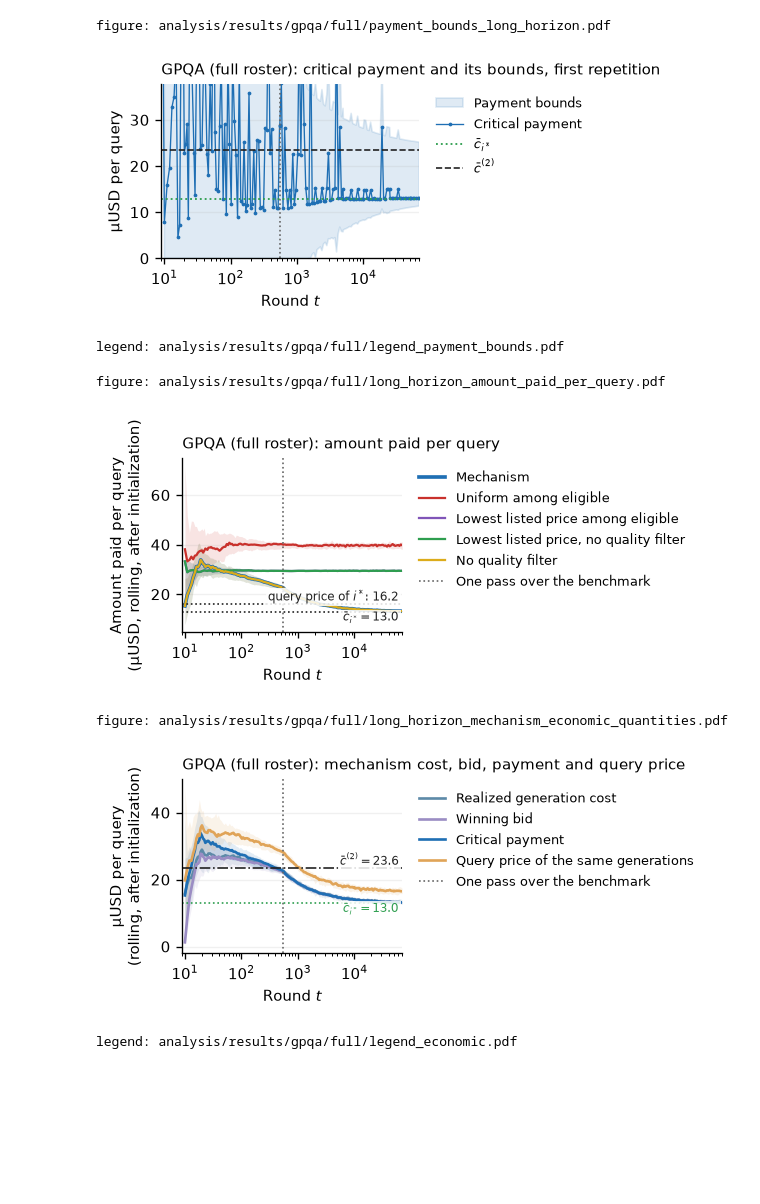
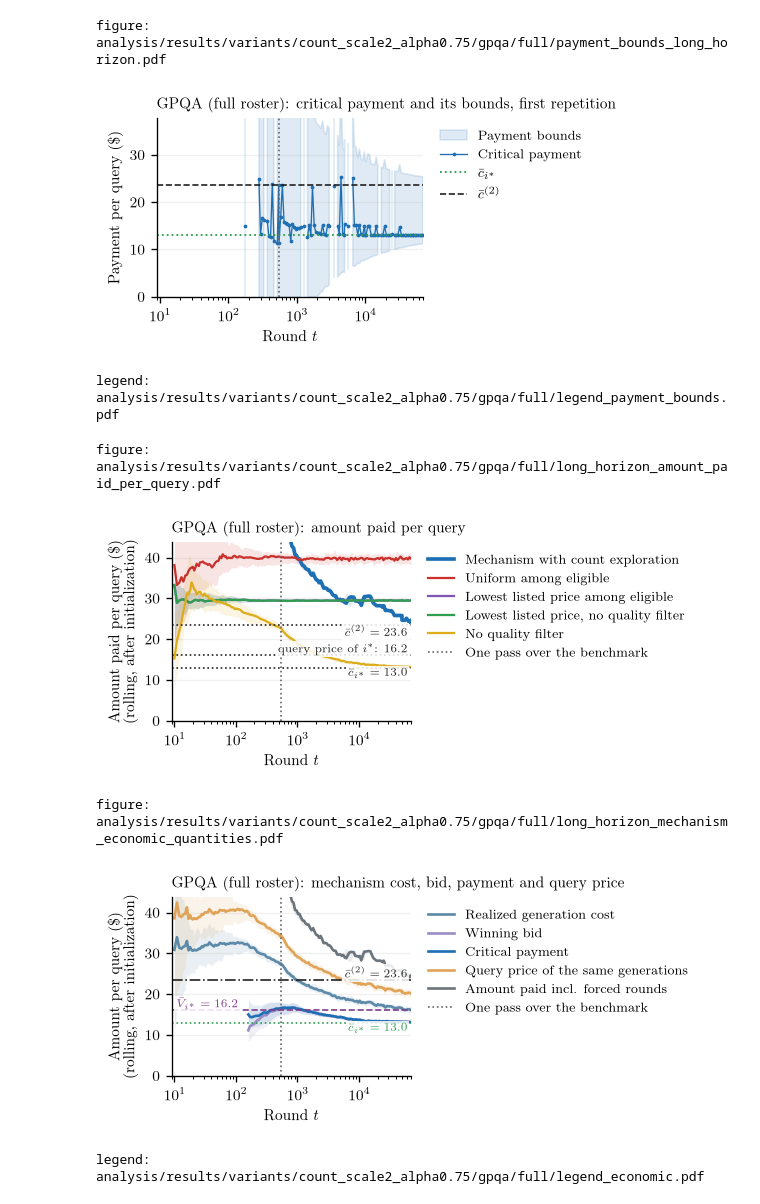
Before and after one commit to Human-Centric-Machine-Learning/cost-of-reliable-inference, a Jupyter notebook: analysis/GPQA-full.ipynb, the cells around one changed output. Drawn from its saved outputs; the diff is of its cells as text; code cells hidden in the pictures; blank space fills up the shorter version.

```diff
--- a/analysis/GPQA-full.ipynb
+++ b/analysis/GPQA-full.ipynb
@@ -644,7 +685,12 @@ def rolling_after_init(values):
     return rolling(np.cumsum(np.where(AFTER_INIT, values, 0.0)), np.cumsum(AFTER_INIT))
 
 
+def rolling_main(values):
+    # Over the ordinary rounds only (`main` of the episode at hand).
+    return rolling(np.cumsum(np.where(main, values, 0.0)), np.cumsum(main))
+
+
 print(f"{ENV.id}: {T_LONG:,} rounds = {-(-T_LONG // ONE_PASS)} passes; "
-      f"identification horizon n + 2 B_id = {TC.need:,}; within T_LONG: {TC.reachable}")
+      f"identification horizon {'T_id' if EXPLORING else 'n + 2 B_id'} = {TC.need + 1 if EXPLORING else TC.need:,}; within T_LONG: {TC.reachable}")
 print("checkpoints:", CHECKPOINTS)
 # %% [output]
@@ -747,6 +816,8 @@ GRID_KEYS = [
     "excess_payment", "rolling_mechanism_payment", "leader_is_istar", "n_eligible",
     "payment_at_grid", "bound_lower", "bound_upper",
 ]
+if EXPLORING:
+    GRID_KEYS += ["rolling_exploration_share", "rolling_exploration_payment", "rolling_exploration_cost", "excess_payment_main"]
 grid_records, count_records = [], []
 for name in LONG_POLICIES:
     for record in LONG[name]:
@@ -764,6 +835,7 @@ for name in LONG_POLICIES:
                 "final_selections": int(record["final_counts"][j]),
                 "post_initialization_selections": int(record["final_counts"][j] - 1),
                 "last_selection_round": int(record["last_selection_round"][j]),
+                **({"exploration_events": int(record["exploration_counts"][j])} if EXPLORING else {}),
             })
 save_records(grid_records, "long_horizon_grid_per_repetition")
 save_records(count_records, "long_horizon_final_counts_per_repetition")
@@ -785,7 +857,7 @@ def long_band(ax, name, key, *, per_round=False):
 def long_marks(ax):
     ax.axvline(ONE_PASS, color="#666", linestyle=":", linewidth=1, label="One pass over the benchmark")
     if TC.reachable:
-        ax.axvline(TC.need, color="#888", linestyle="--", linewidth=1, label="Identification horizon $n + 2B_{\\mathrm{id}}$")
+        ax.axvline(HORIZON_MARK, color="#888", linestyle="--", linewidth=1, label=VLINES[1][1])
     ax.set_xscale("log")
     ax.set_xlim(N, T_LONG)
     ax.set_xlabel("Round $t$")
@@ -862,13 +932,15 @@ CHECKPOINT_KEYS = [
     "generation_cost_per_query", "query_price_per_query", "amount_paid_per_query", "excess_payment_per_round",
     "leader_is_istar", "n_eligible",
 ]
+if EXPLORING:
+    CHECKPOINT_KEYS += ["rolling_exploration_share", "rolling_exploration_payment", "excess_payment_main_per_round"]
 
 
 def checkpoint_value(record, key, k):
     if key.endswith("_per_round"):
-        base = record[key.removesuffix("_per_round")]
+        base = record.get(key.removesuffix("_per_round"))
         return None if base is None else base[k] / GRID[k]
-    value = record[key]
+    value = record.get(key)
     return None if value is None else value[k]
 
 
@@ -1134,7 +1233,6 @@ table: analysis/results/gpqa/full/provider_payoffs_one_pass.csv
 # %%
-# Figure: the critical payment of the first long-horizon repetition at the grid rounds, inside the
-# payment bounds of the payment-bounds lemma for the provider selected in that round. The bounds
-# close as selection counts grow. This panel has its own legend PDF, `legend_payment_bounds.pdf`.
+# Figure: the critical payment of the first repetition at the grid rounds, inside the payment
+# bounds of the provider selected in that round.
 first = LONG["mechanism"][0]
 fig, ax = plt.subplots(figsize=PANEL)
 ax.fill_between(GRID, first["bound_lower"], first["bound_upper"], color=STYLE["mechanism"]["color"], alpha=0.14, label="Payment bounds")
@@ -1143,12 +1241,12 @@ ax.axhline(TRUTH.c_star, color=COLOR_ISTAR, linestyle=":", linewidth=1.1, label=
 ax.axhline(TRUTH.c_second, color="#222", linestyle="--", linewidth=1.0, label="$\\bar c^{(2)}$")
 ax.axvline(ONE_PASS, color="#666", linestyle=":", linewidth=1)
 if TC.reachable:
-    ax.axvline(TC.need, color="#888", linestyle="--", linewidth=1)
+    ax.axvline(HORIZON_MARK, color="#888", linestyle="--", linewidth=1)
 ax.set_xscale("log")
 ax.set_xlim(N, T_LONG)
 ax.set_ylim(0, 1.6 * TRUTH.c_second)   # the upper bound starts at C_max; the region of interest is around c^(2)
 ax.set_xlabel("Round $t$")
-ax.set_ylabel("µUSD per query")
+ax.set_ylabel("Payment per query (\\$)")
 finish(fig, "payment_bounds_long_horizon", title=f"{BENCHMARK} ({ROSTER} roster): critical payment and its bounds, first repetition")
 
 save_legend([
@@ -1158,42 +1256,51 @@ save_legend([
     (Line2D([], [], color="#222", linestyle="--", linewidth=1.0), "$\\bar c^{(2)}$"),
 ] + VLINES[:1 + bool(TC.reachable)], "payment_bounds", ncol=3)
 # %% [output]
-figure: analysis/results/gpqa/full/payment_bounds_long_horizon.pdf
+figure: analysis/results/variants/count_scale2_alpha0.75/gpqa/full/payment_bounds_long_horizon.pdf
-[figure, old version]
+[figure, new version]
-legend: analysis/results/gpqa/full/legend_payment_bounds.pdf
+legend: analysis/results/variants/count_scale2_alpha0.75/gpqa/full/legend_payment_bounds.pdf
 # %%
-# Figures: the amount the platform pays per query under every routing rule, and the mechanism's
-# realized generation cost, winning bid, critical payment and query price, all in a rolling window
-# of one pass over the rounds after initialization. Reference values are annotated in the panels;
-# the second figure has its own legend PDF, `legend_economic.pdf`.
-long_figure("rolling_amount_paid", "Amount paid per query\n(µUSD, rolling, after initialization)",
-            f"{BENCHMARK} ({ROSTER} roster): amount paid per query", "long_horizon_amount_paid_per_query",
+# Figures: amount paid per query under every rule, and the mechanism's generation cost, winning
+# bid, critical payment and query price, in a rolling window over the rounds after initialization.
+# With forced exploration the first pass is mostly forced rounds paid C_max, so the amount-paid
+# axes are cut at 1.6 max{c^(2), query price of i*} or 1.1 times the largest median at T.
+PAY_TOP = max(1.6 * max(TRUTH.c_second, TRUTH.price[TRUTH.istar]),
+              1.1 * max(float(np.nanmedian([r["rolling_amount_paid"][-1] for r in LONG[name]])) for name in LONG_POLICIES)) if EXPLORING else None
+long_figure("rolling_amount_paid", "Amount paid per query (\\$)\n(rolling, after initialization)",
+            f"{BENCHMARK} ({ROSTER} roster): amount paid per query", "long_horizon_amount_paid_per_query", ylim=(0, PAY_TOP) if EXPLORING else None,
             lines=[(TRUTH.c_star, f"$\\bar c_{{i^*}} = {TRUTH.c_star:.1f}$", False),
-                   (TRUTH.price[TRUTH.istar], f"query price of $i^*$: {TRUTH.price[TRUTH.istar]:.1f}", True)])
+                   (TRUTH.price[TRUTH.istar], f"query price of $i^*$: {TRUTH.price[TRUTH.istar]:.1f}", True)]
+                  + ([(TRUTH.c_second, f"$\\bar c^{{(2)}} = {TRUTH.c_second:.1f}$", False)] if EXPLORING else []))
 
 ECONOMIC = [
     ("rolling_generation_cost_after_init", "Realized generation cost", "#5d8aa8"),
     ("rolling_winning_bid", "Winning bid", "#9b8dc4"),
     ("rolling_mechanism_payment", "Critical payment", "#1f6fb4"),
     ("rolling_query_price_after_init", "Query price of the same generations", "#e0a458"),
 ]
+if EXPLORING:
+    ECONOMIC.append(("rolling_amount_paid", "Amount paid incl. forced rounds", "#6c757d"))
 fig, ax = plt.subplots(figsize=PANEL)
 for key, label, color in ECONOMIC:
     values = np.array([r[key] for r in LONG["mechanism"]], dtype=float)
     ax.plot(GRID, np.nanmedian(values, axis=0), color=color, linewidth=1.6, label=label)
     ax.fill_between(GRID, np.nanpercentile(values, 10, axis=0), np.nanpercentile(values, 90, axis=0), color=color, alpha=0.13, linewidth=0)
 long_marks(ax)
 hline(ax, TRUTH.c_star, f"$\\bar c_{{i^*}} = {TRUTH.c_star:.1f}$", style=":", color=COLOR_ISTAR, above=False)
 hline(ax, TRUTH.c_second, f"$\\bar c^{{(2)}} = {TRUTH.c_second:.1f}$", style="-.")
-ax.set_ylabel("µUSD per query\n(rolling, after initialization)")
+if EXPLORING:
+    hline(ax, TRUTH.price[TRUTH.istar], f"$\\bar V_{{i^*}} = {TRUTH.price[TRUTH.istar]:.1f}$", style="--", color="#7f3c8d", where=0.02)
+if EXPLORING:
+    ax.set_ylim(0, PAY_TOP)
+ax.set_ylabel("Amount per query (\\$)\n(rolling, after initialization)")
 finish(fig, "long_horizon_mechanism_economic_quantities", title=f"{BENCHMARK} ({ROSTER} roster): mechanism cost, bid, payment and query price")
 
 save_legend([(Line2D([], [], color=color, linewidth=1.6), label) for _, label, color in ECONOMIC] + VLINES[:1 + bool(TC.reachable)],
             "economic", ncol=2)
 # %% [output]
-figure: analysis/results/gpqa/full/long_horizon_amount_paid_per_query.pdf
+figure: analysis/results/variants/count_scale2_alpha0.75/gpqa/full/long_horizon_amount_paid_per_query.pdf
-[figure, old version]
+[figure, new version]
-figure: analysis/results/gpqa/full/long_horizon_mechanism_economic_quantities.pdf
+figure: analysis/results/variants/count_scale2_alpha0.75/gpqa/full/long_horizon_mechanism_economic_quantities.pdf
-[figure, old version]
+[figure, new version]
-legend: analysis/results/gpqa/full/legend_economic.pdf
+legend: analysis/results/variants/count_scale2_alpha0.75/gpqa/full/legend_economic.pdf
 # %% [markdown]
```
Also changed, not shown: parts of 34 cells of this notebook, 16 other files.
